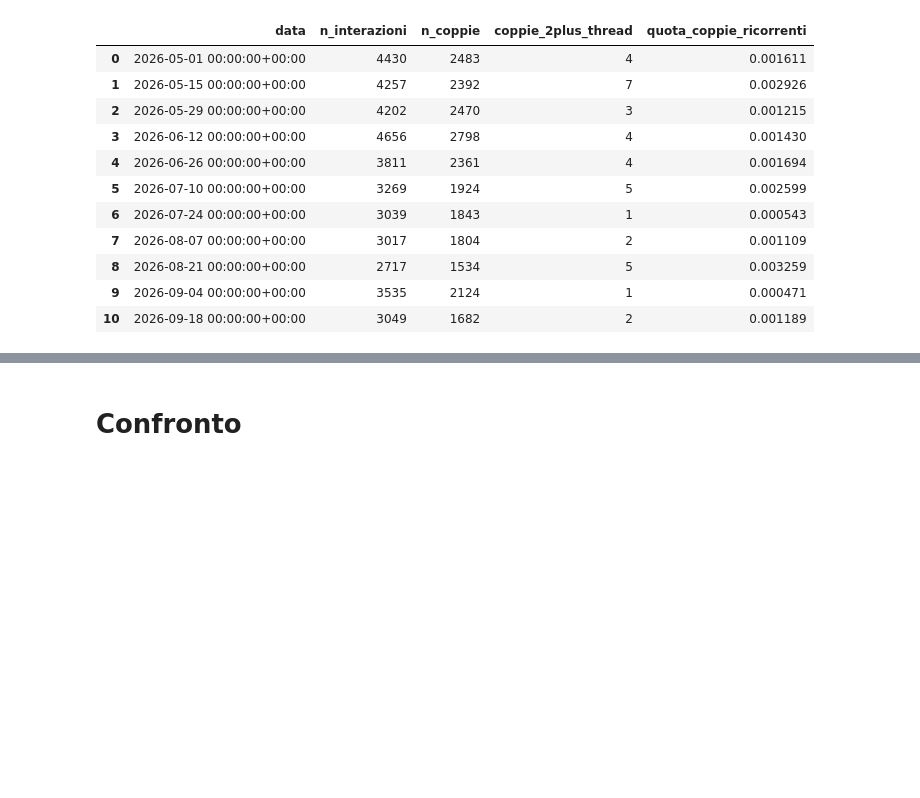
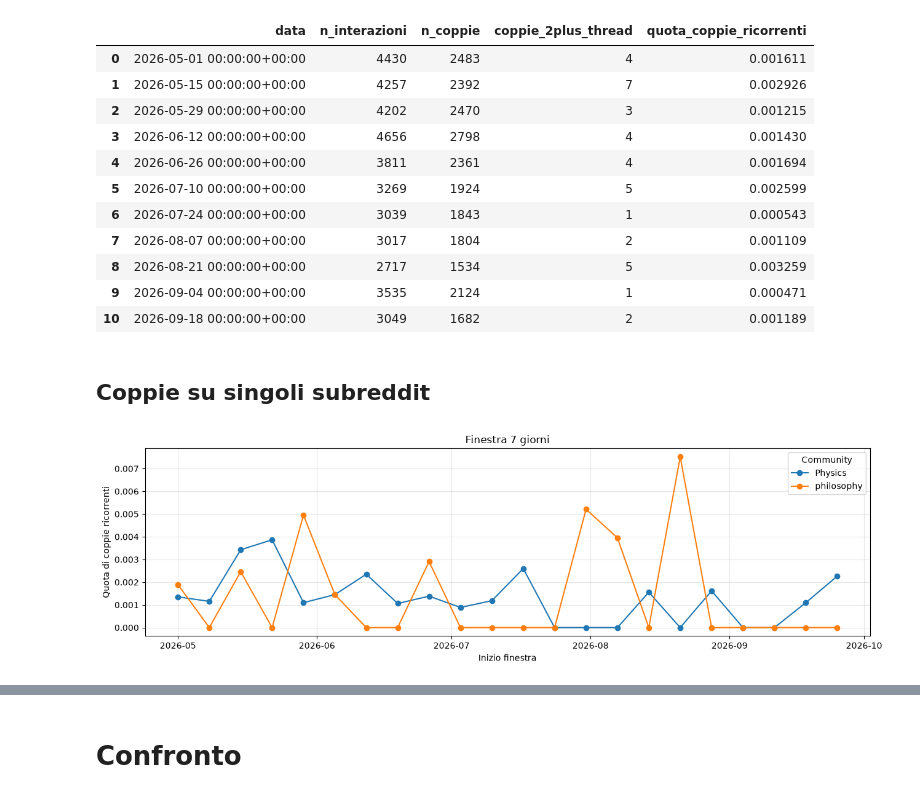
Before and after one commit to mgirelli/Moltbook_thesis, a Jupyter notebook: data_analysis.ipynb, the cells around one changed output, grey strips where cells are left out. Cells and saved outputs as stored; diff of their text form; code cells hidden in the pictures; blank space fills up the shorter version.

```diff
--- a/data_analysis.ipynb
+++ b/data_analysis.ipynb
@@ -639,3 +677,31 @@ tab
 | 8 | 2026-08-21 00:00:00+00:00 | 2717 | 1534 | 5 | 0.003259 |
 | 9 | 2026-09-04 00:00:00+00:00 | 3535 | 2124 | 1 | 0.000471 |
 | 10 | 2026-09-18 00:00:00+00:00 | 3049 | 1682 | 2 | 0.001189 |
+# %% [markdown]
+## Coppie su singoli subreddit
+# %%
+submolts = ["philosophy", "Physics"]    # le community da confrontare
+
+tabs = []
+for s in submolts:
+    p = df_reddit_posts[df_reddit_posts["submolt"] == s]
+    c = df_reddit_comments[df_reddit_comments["submolt"] == s]
+    t = coppie_per_finestra(p, c, "2026-05-01", "2026-10-01", freq="7D")
+    tabs.append(t.assign(submolt=s))
+
+tab_sub = pd.concat(tabs, ignore_index=True)
+# %%
+plt.figure(figsize=(13, 4))
+for nome, g in tab_sub.groupby("submolt"):
+    g = g[g["n_interazioni"] > 0].sort_values("data")
+    plt.plot(g["data"], g["quota_coppie_ricorrenti"], marker="o", label=nome)
+
+plt.title("Finestra 7 giorni")
+plt.ylabel("Quota di coppie ricorrenti")
+plt.xlabel("Inizio finestra")
+plt.legend(title="Community")
+plt.grid(alpha=0.3)
+plt.tight_layout()
+plt.show()
+# %% [output]
+[figure, added]
```
Also changed, not shown: parts of 10 cells of this notebook.
